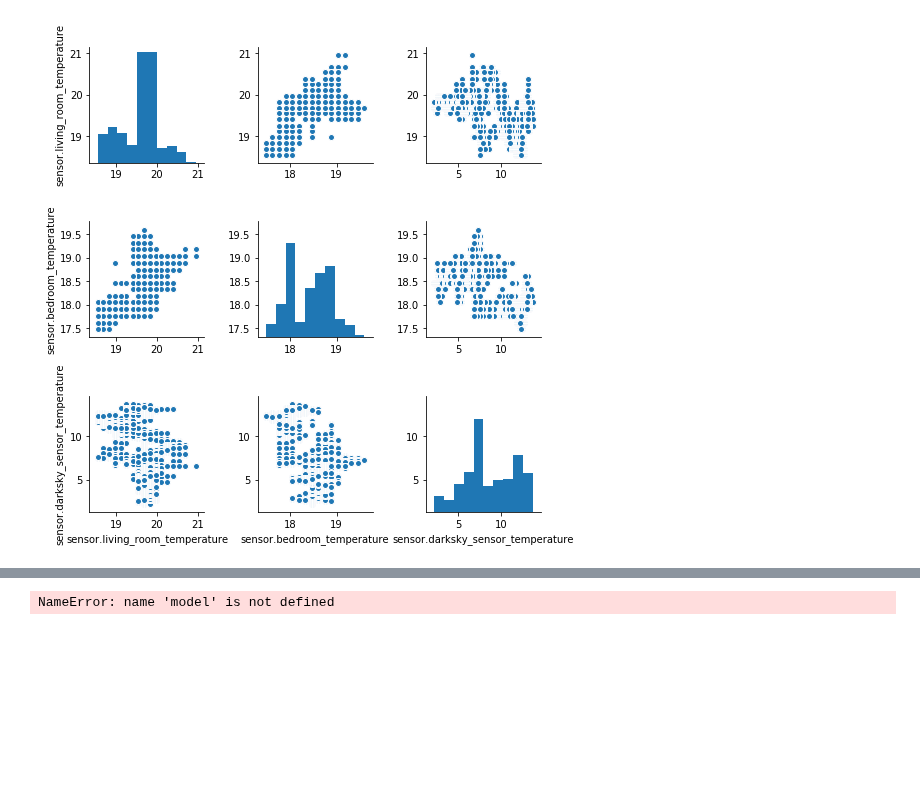
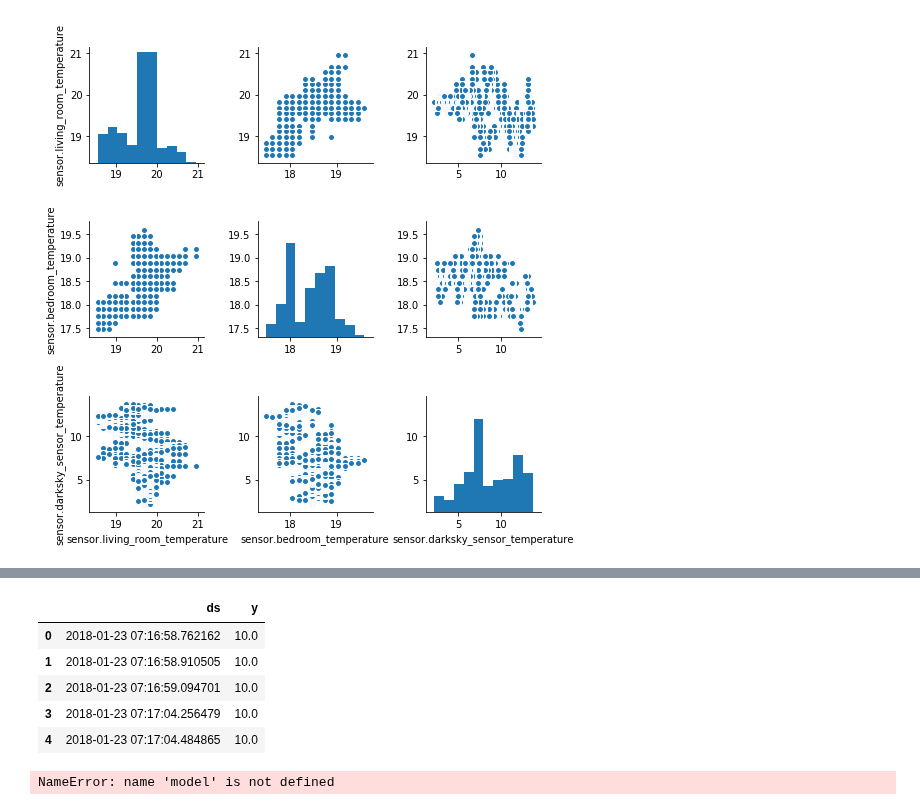
Before and after one commit to robmarkcole/HASS-data-detective, a Jupyter notebook: Usage of detective.ipynb, the cells around one changed output, grey strips where cells are left out. Cells and saved outputs as stored; diff of their text form; code cells hidden in the pictures; blank space fills up the shorter version.

```diff
--- a/Usage of detective.ipynb
+++ b/Usage of detective.ipynb
@@ -120,3 +224,12 @@ AttributeError: 'DataParser' object has no attribute 'prophet_model'
+# %%
+sensor_df.head()
+# %% [output]
+|  | ds | y |
+| 0 | 2018-01-23 07:16:58.762162 | 10.0 |
+| 1 | 2018-01-23 07:16:58.910505 | 10.0 |
+| 2 | 2018-01-23 07:16:59.094701 | 10.0 |
+| 3 | 2018-01-23 07:17:04.256479 | 10.0 |
+| 4 | 2018-01-23 07:17:04.484865 | 10.0 |
 # %%
 model.plot(future)
 plt.show()
```
Also changed, not shown: parts of 13 cells of this notebook, 2 other files.
